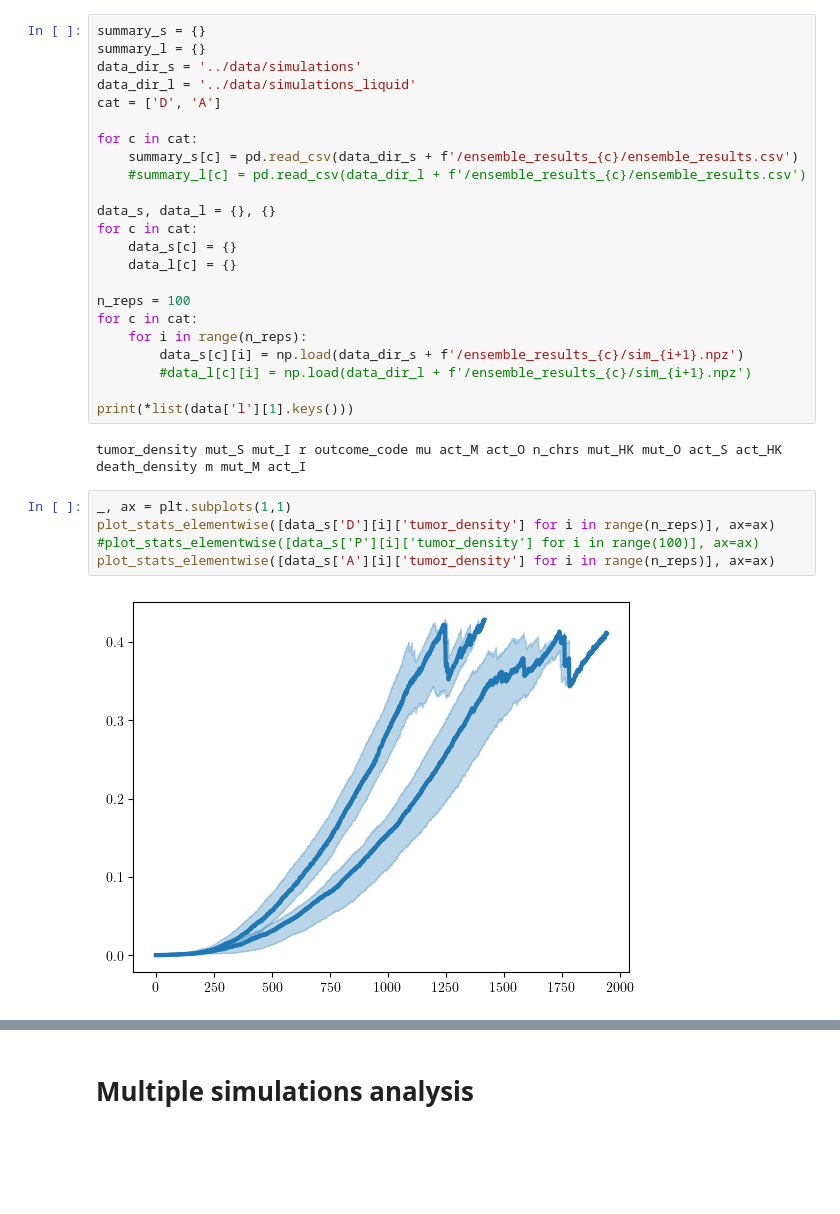
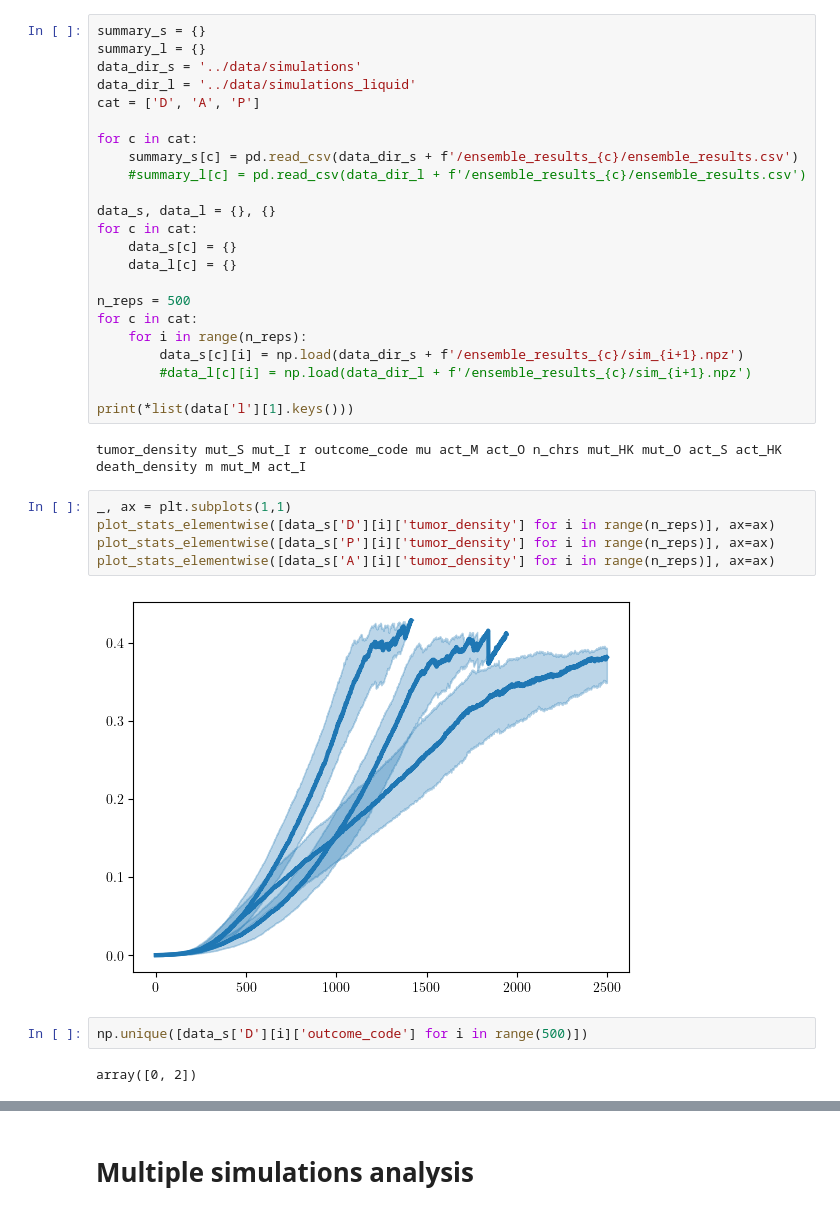
Before and after one commit to francescozambelli/CancerEvo, a Jupyter notebook: notebooks/analysis.ipynb, the cells around one changed output, grey strips where cells are left out. Drawn from its saved outputs; the diff is of its cells as text; blank space fills up the shorter version.

```diff
--- a/notebooks/analysis.ipynb
+++ b/notebooks/analysis.ipynb
@@ -104,7 +104,7 @@ summary_s = {}
 summary_l = {}
 data_dir_s = '../data/simulations'
 data_dir_l = '../data/simulations_liquid'
-cat = ['D', 'A']
+cat = ['D', 'A', 'P']
 
 for c in cat:
     summary_s[c] = pd.read_csv(data_dir_s + f'/ensemble_results_{c}/ensemble_results.csv')
@@ -115,7 +115,7 @@ for c in cat:
     data_s[c] = {}
     data_l[c] = {}
 
-n_reps = 100
+n_reps = 500
 for c in cat:
     for i in range(n_reps):
         data_s[c][i] = np.load(data_dir_s + f'/ensemble_results_{c}/sim_{i+1}.npz')
@@ -127,7 +127,11 @@ tumor_density mut_S mut_I r outcome_code mu act_M act_O n_chrs mut_HK mut_O act_
 # %%
 _, ax = plt.subplots(1,1)
 plot_stats_elementwise([data_s['D'][i]['tumor_density'] for i in range(n_reps)], ax=ax)
-#plot_stats_elementwise([data_s['P'][i]['tumor_density'] for i in range(100)], ax=ax)
+plot_stats_elementwise([data_s['P'][i]['tumor_density'] for i in range(n_reps)], ax=ax)
 plot_stats_elementwise([data_s['A'][i]['tumor_density'] for i in range(n_reps)], ax=ax)
 # %% [output]
-[figure, old version]
+[figure, new version]
+# %%
+np.unique([data_s['D'][i]['outcome_code'] for i in range(500)])
+# %% [output]
+array([0, 2])
```
Also changed, not shown: parts of 1 cell of this notebook, 17 other files.
